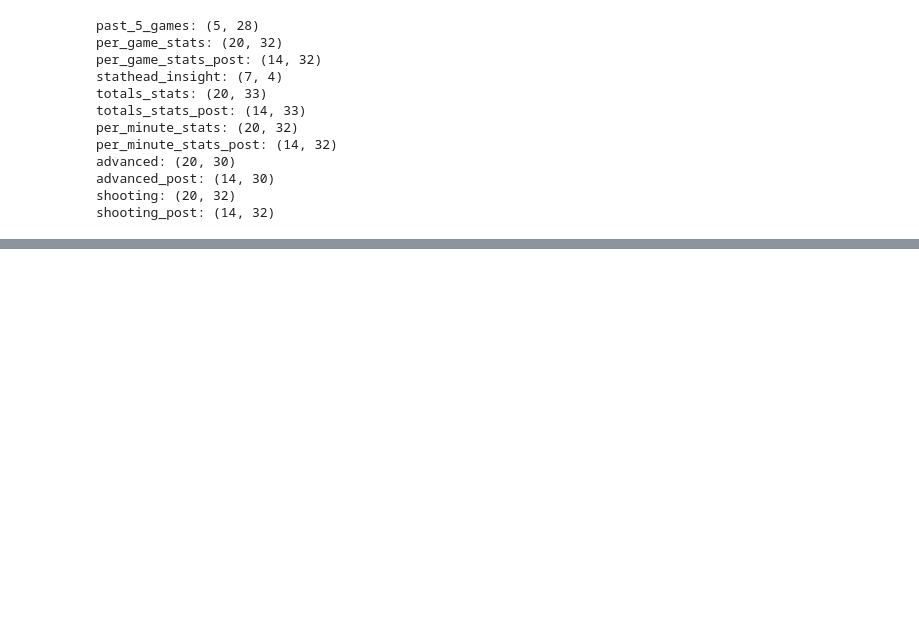
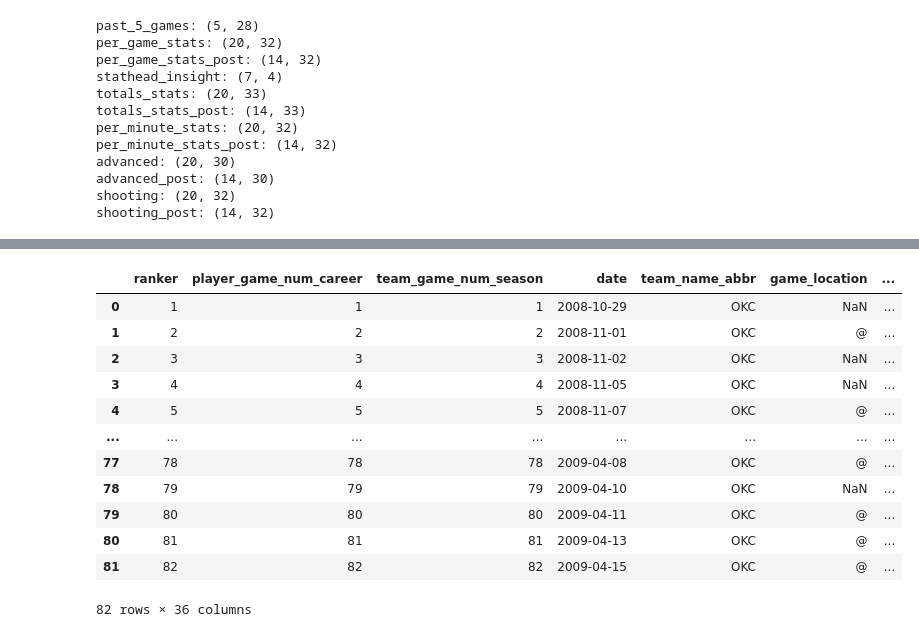
Before and after one commit to derrickdollesin/Basketball_Project, a Jupyter notebook: testing/scrape.ipynb, the cells around one changed output, grey strips where cells are left out. Saved outputs shown, nothing was run; the diff lists cells and outputs as text; code cells hidden in the pictures; blank space fills up the shorter version.

Commit message:
adding seasonal data

```diff
--- a/testing/scrape.ipynb
+++ b/testing/scrape.ipynb
@@ -267,0 +353,22 @@ links
+# %%
+with sqlite3.connect('example.db') as conn:
+    table = pd.read_sql_query(
+        'SELECT * FROM westbru01_2009_player_game_log_reg',
+        conn
+    )
+
+table
+# %% [output]
+|  | ranker | player_game_num_career | team_game_num_season | date | team_name_abbr | game_location | ... |
+| 0 | 1 | 1 | 1 | 2008-10-29 | OKC | NaN | ... |
+| 1 | 2 | 2 | 2 | 2008-11-01 | OKC | @ | ... |
+| 2 | 3 | 3 | 3 | 2008-11-02 | OKC | NaN | ... |
+| 3 | 4 | 4 | 4 | 2008-11-05 | OKC | NaN | ... |
+| 4 | 5 | 5 | 5 | 2008-11-07 | OKC | @ | ... |
+| ... | ... | ... | ... | ... | ... | ... | ... |
+| 77 | 78 | 78 | 78 | 2009-04-08 | OKC | @ | ... |
+| 78 | 79 | 79 | 79 | 2009-04-10 | OKC | NaN | ... |
+| 79 | 80 | 80 | 80 | 2009-04-11 | OKC | @ | ... |
+| 80 | 81 | 81 | 81 | 2009-04-13 | OKC | @ | ... |
+| 81 | 82 | 82 | 82 | 2009-04-15 | OKC | @ | ... |
+82 rows × 36 columns
```
Also changed, not shown: parts of 1 cell of this notebook, 1 other file.
